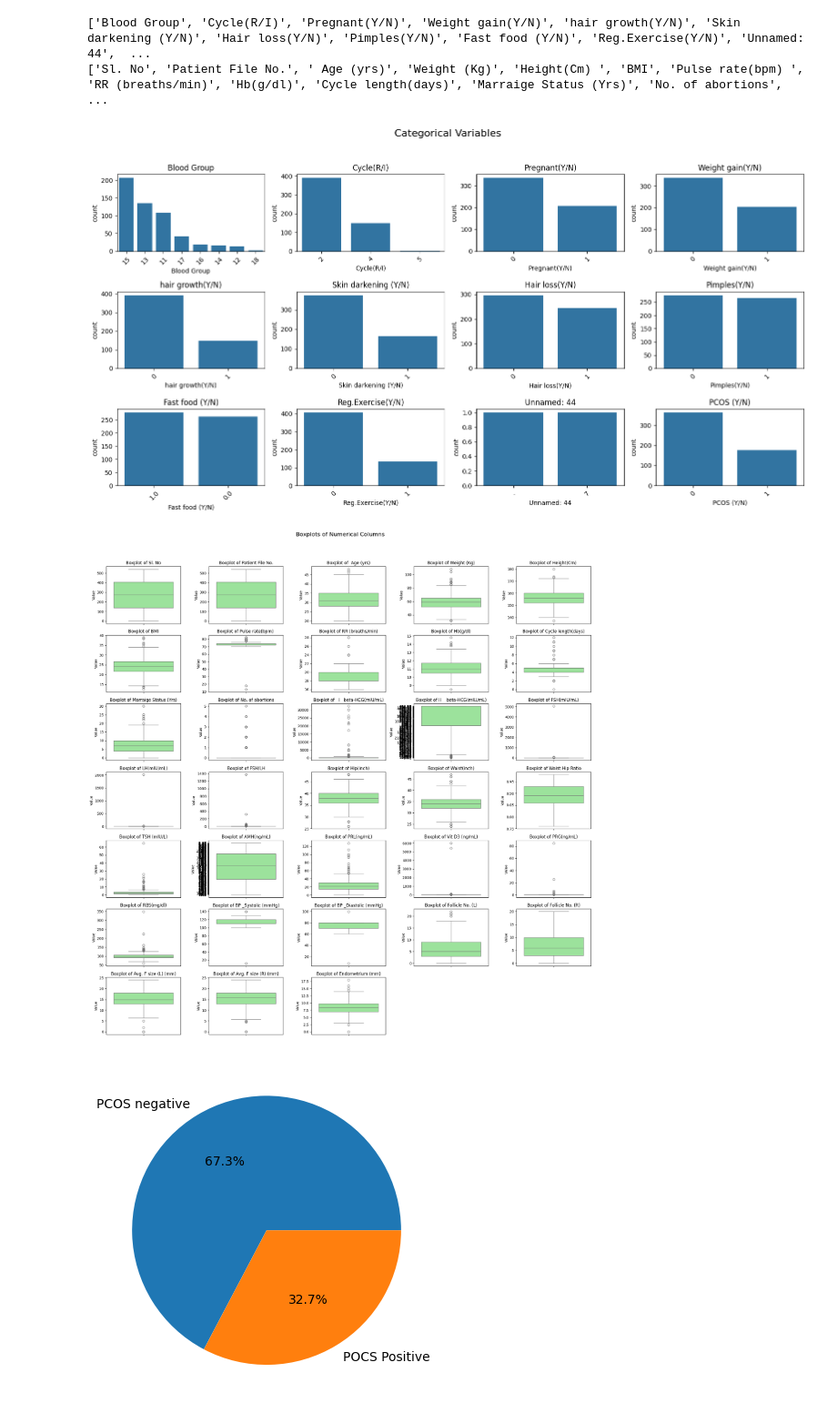
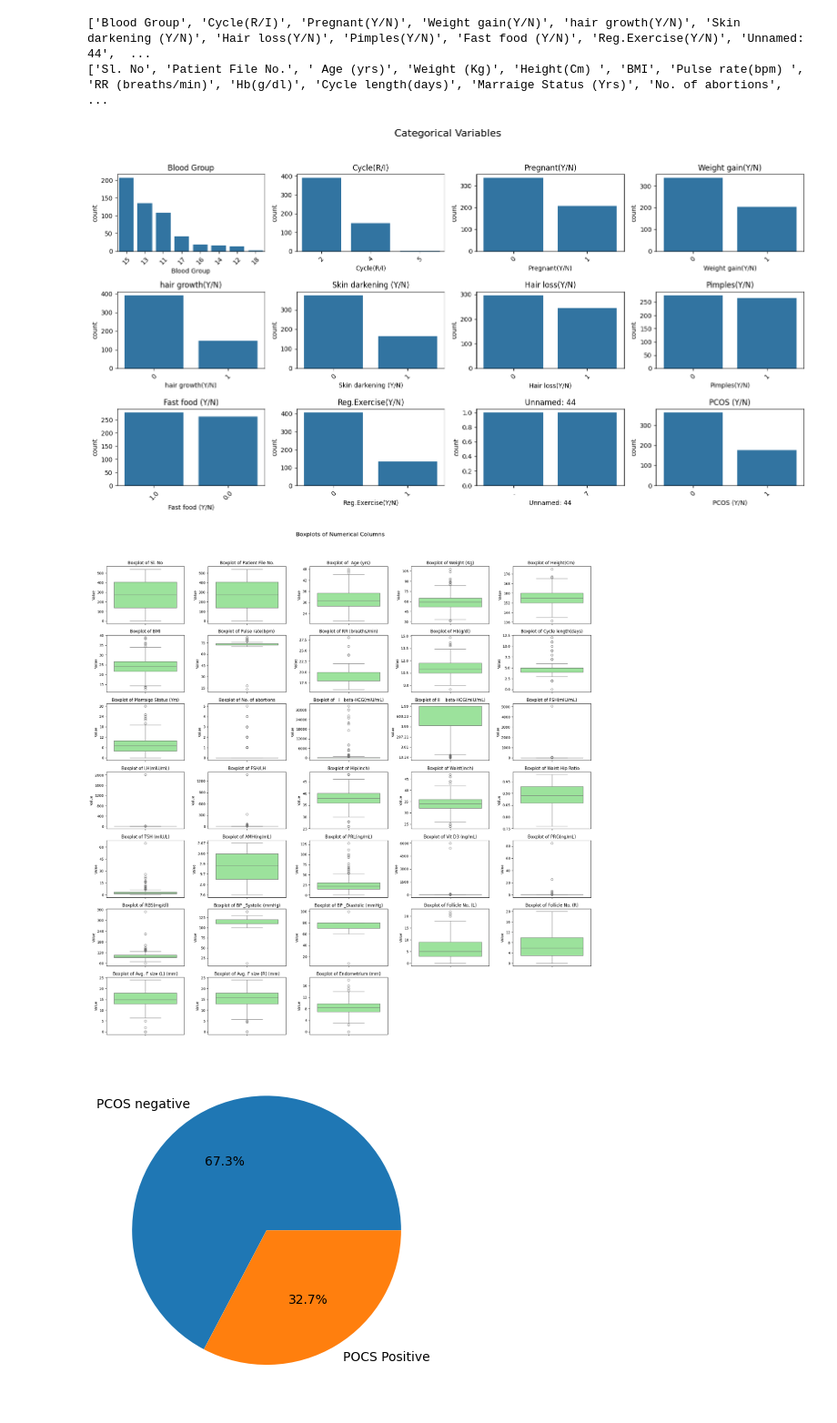
Before and after one commit to stacychann/dsa4262_pcos, a Jupyter notebook: Cleaning_EDA.ipynb, the cells around one changed output. Shown: that part at 91% size. Cells and saved outputs as stored; diff of their text form; code cells hidden in the pictures.

Commit message:
fixed box plots axes

```diff
--- a/Cleaning_EDA.ipynb
+++ b/Cleaning_EDA.ipynb
@@ -93,34 +94,36 @@ def plot_categorical_subplots(df, cat_cols, rows=3, cols=4):
 
     fig.suptitle("Categorical Variables", fontsize=16)
     plt.tight_layout(rect=[0, 0.03, 1, 0.95])
     plt.show()
 
 # Function to plot subplots for numerical columns (boxplot)
 def plot_numerical_boxplots(df, num_cols, rows=7, cols=5):
     total = len(num_cols)
     fig, axes = plt.subplots(rows, cols, figsize=(cols * 4, rows * 3))
     axes = axes.flatten()
 
     for i, col in enumerate(num_cols):
         sns.boxplot(y=df[col], ax=axes[i], color='lightgreen')
         axes[i].set_title(f'Boxplot of {col}')
         axes[i].set_xlabel("")
         axes[i].set_ylabel("Value")
+        axes[i].yaxis.set_major_locator(MaxNLocator(nbins=6))
+
 
     # Hide unused axes
     for j in range(i + 1, len(axes)):
         fig.delaxes(axes[j])
 
     fig.suptitle("Boxplots of Numerical Columns", fontsize=16)
     plt.tight_layout(rect=[0, 0.03, 1, 0.95])
     plt.show()
 
 # Call the functions
 plot_categorical_subplots(df, categorical_cols, rows=3, cols=4)
 plot_numerical_boxplots(df, numerical_cols, rows=7, cols=5)
 # %% [output]
 [figure]
-[figure, old version]
+[figure, new version]
 # %%
 # PCOS (Y/N) Distribution
 s = df["PCOS (Y/N)"].map({1: "POCS Positive", 0: "PCOS negative"}).value_counts()
```
Also changed, not shown: parts of 1 cell of this notebook.
